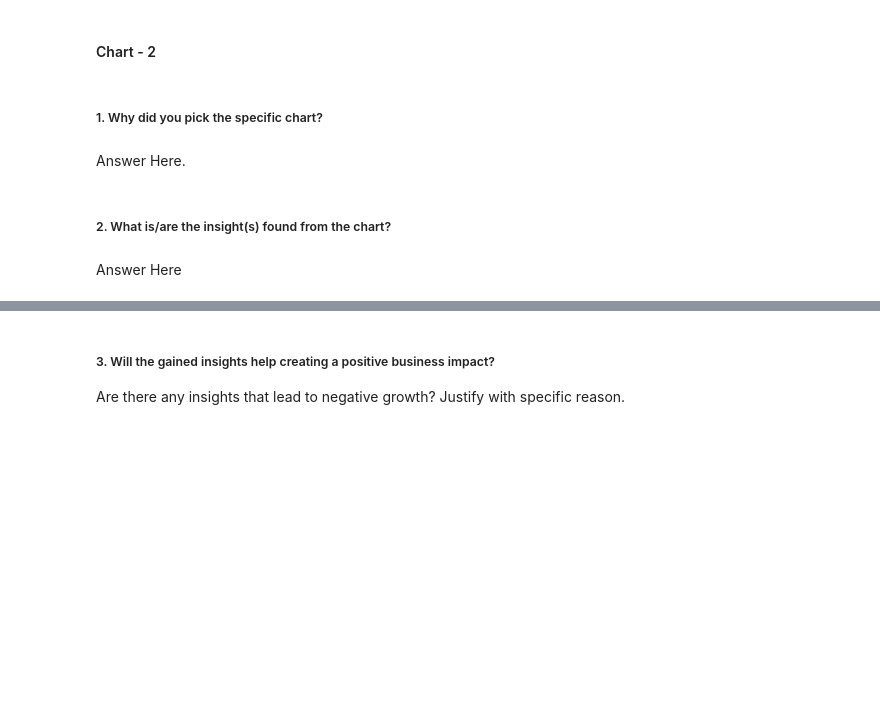
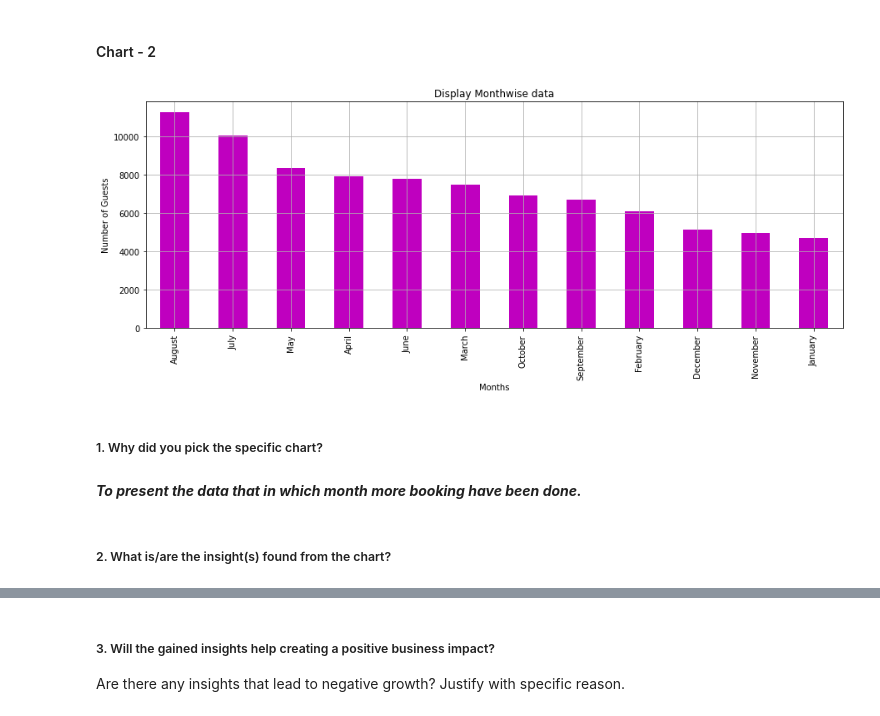
Before and after one commit to Ganeshbhavale/EDA-Hotel-Booking-Analysis., a Jupyter notebook: Ganesh_EDA_Hotel_Booking_Project_.ipynb, the cells around one changed output, grey strips where cells are left out. Saved outputs shown, nothing was run; the diff lists cells and outputs as text; code cells hidden in the pictures; blank space fills up the shorter version.

```diff
--- a/Ganesh_EDA_Hotel_Booking_Project_.ipynb
+++ b/Ganesh_EDA_Hotel_Booking_Project_.ipynb
@@ -672,8 +670,16 @@ Are there any insights that lead to negative growth? Justify with specific reaso
+# %%
+# Chart - 2 visualization code
+month_wise_data= Hotel_data_df_1['arrival_date_month'].value_counts()
+plt.figure(figsize=(15,5))
+month_wise_data.plot(kind = "bar",color='m',grid=True)
+plt.title('Display Monthwise data')
+plt.xlabel('Months')
+plt.ylabel('Number of Guests');
+# %% [output]
+[figure, added]
 # %% [markdown]
 ##### 1. Why did you pick the specific chart?
-# %% [markdown]
-Answer Here.
+# %% [markdown]
+***To present the data that in which month more booking have been done.***
 # %% [markdown]
 ##### 2. What is/are the insight(s) found from the chart?
-# %% [markdown]
-Answer Here
```
Also changed, not shown: parts of 21 cells of this notebook.
